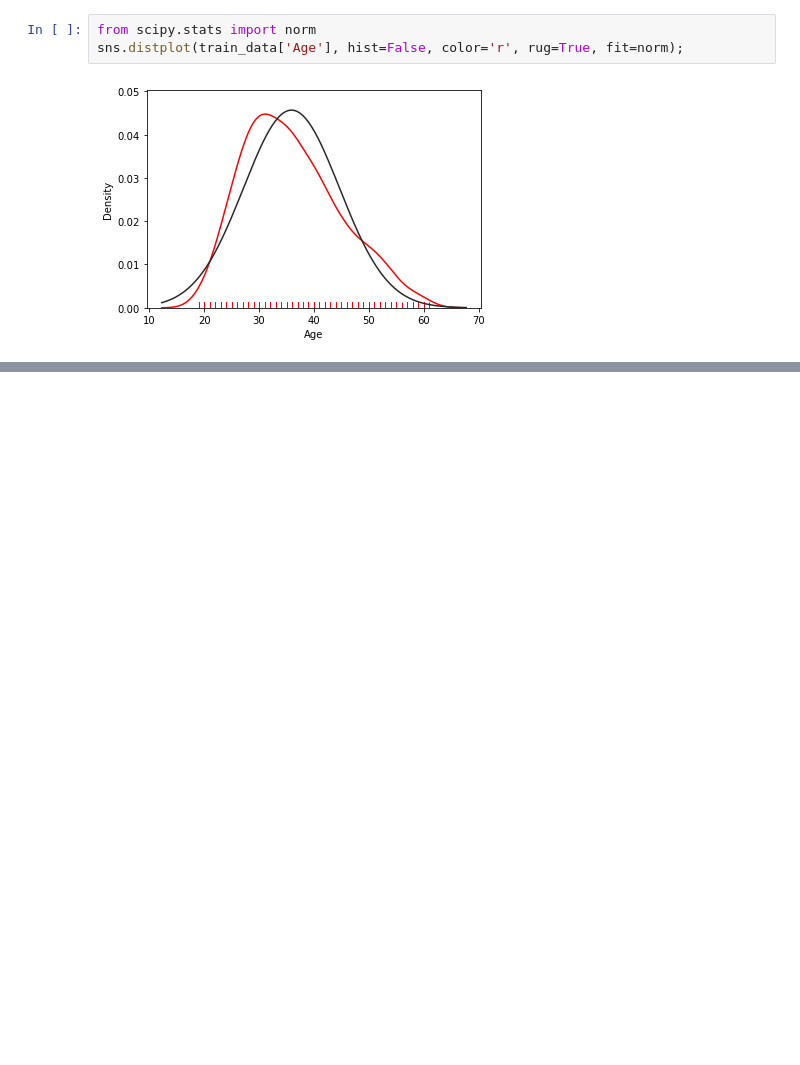
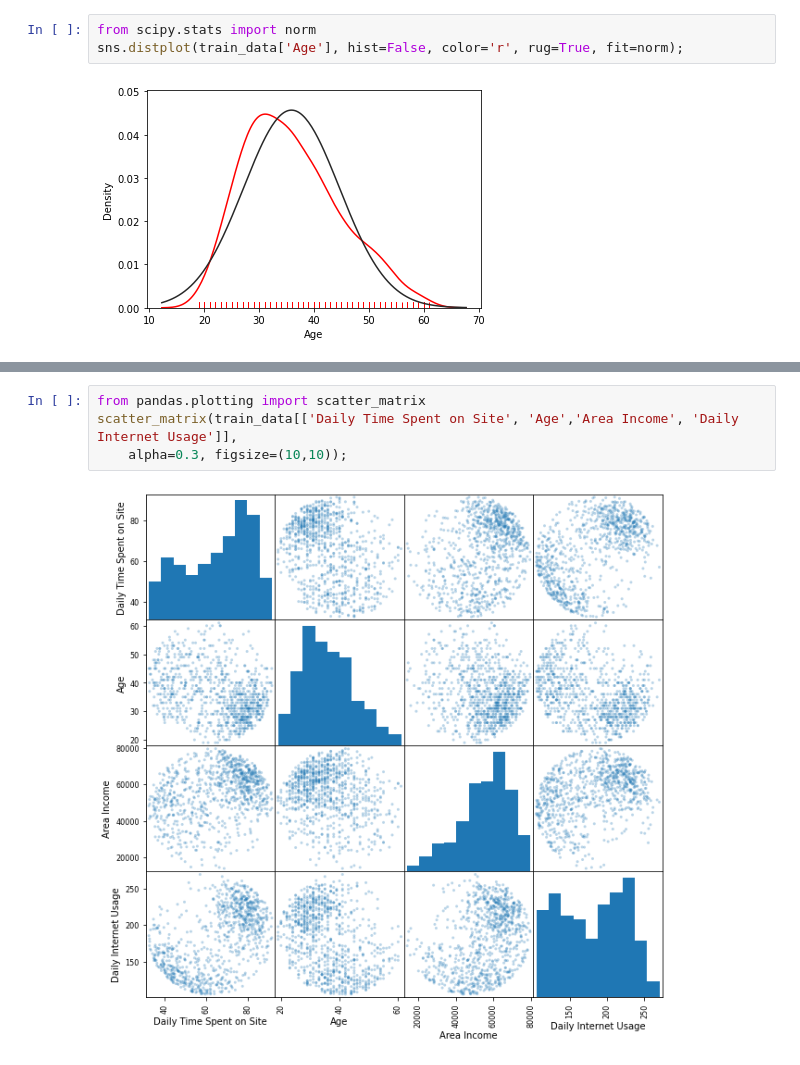
Before and after one commit to malachowicz1/ML, a Jupyter notebook: Ad_Click_Prediction/model.ipynb, the cells around one changed output, grey strips where cells are left out. Cells and saved outputs as stored; diff of their text form; blank space fills up the shorter version.

```diff
--- a/Ad_Click_Prediction/model.ipynb
+++ b/Ad_Click_Prediction/model.ipynb
@@ -55,0 +66,6 @@ sns.distplot(train_data['Age'], hist=False, color='r', rug=True, fit=norm);
+# %%
+from pandas.plotting import scatter_matrix
+scatter_matrix(train_data[['Daily Time Spent on Site', 'Age','Area Income', 'Daily Internet Usage']],
+    alpha=0.3, figsize=(10,10));
+# %% [output]
+[figure, added]
```
Also changed, not shown: parts of 6 cells of this notebook.
